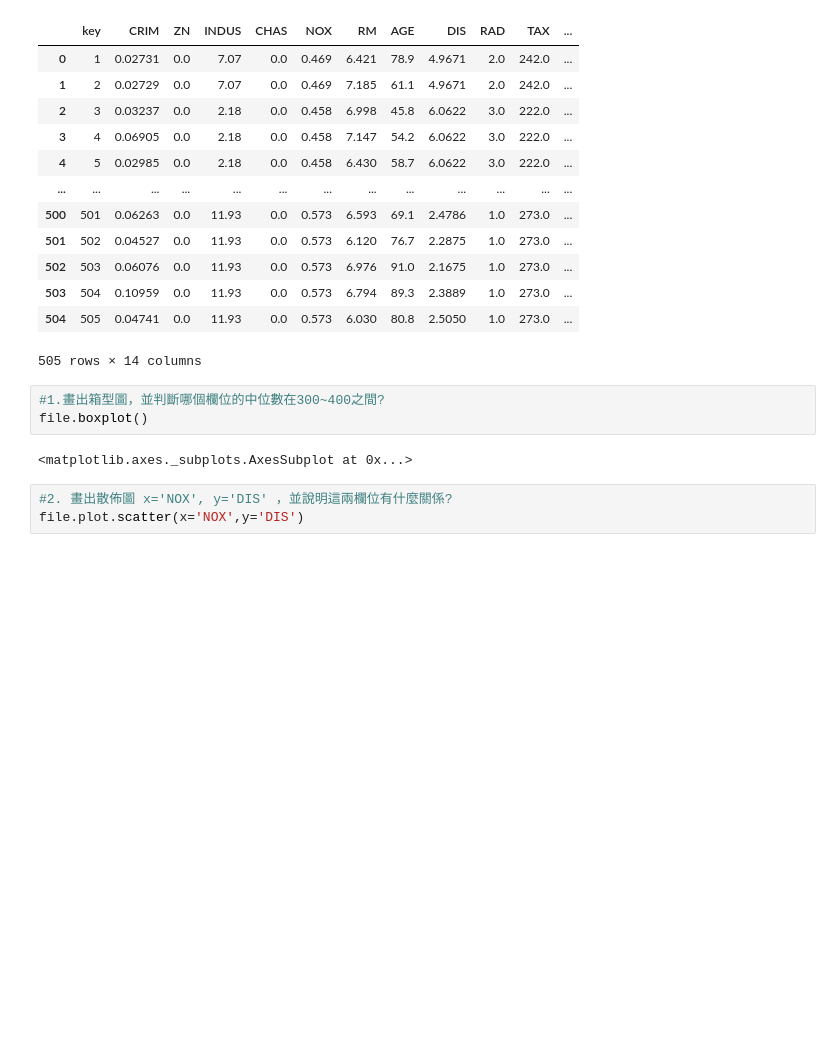
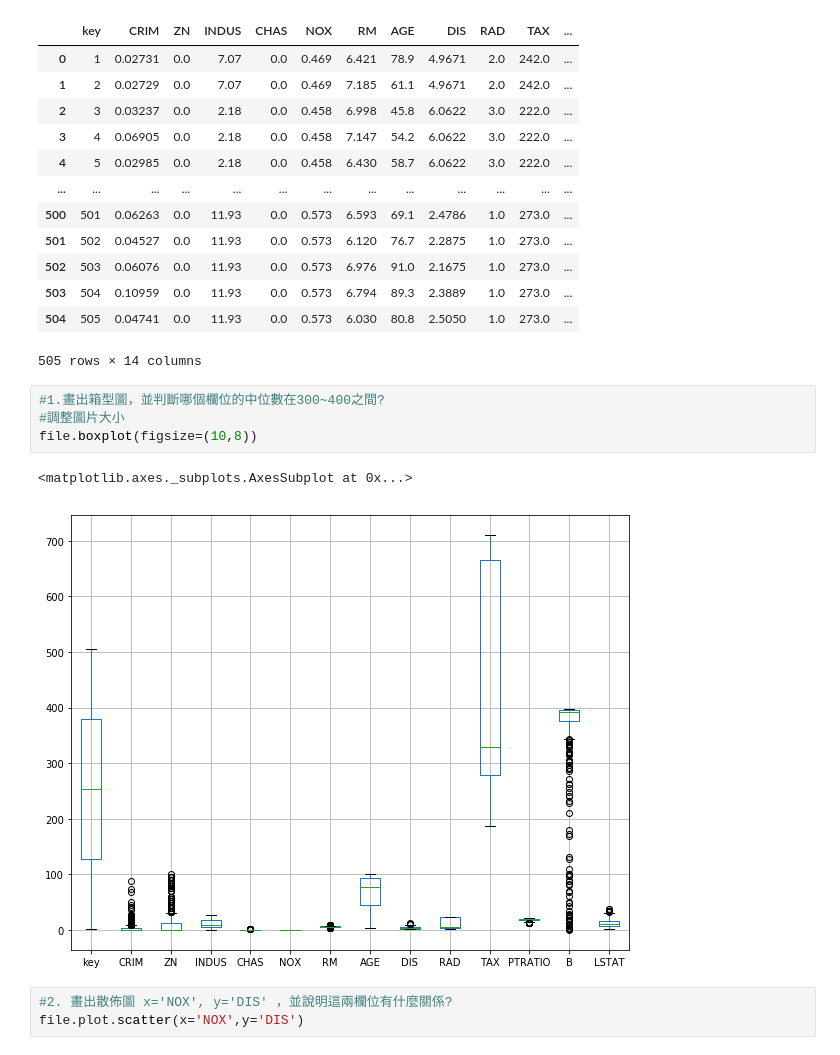
Before and after one commit to tanny1023/ML100-Days, a Jupyter notebook: D12 pandas 常見圖表程式設計_蔡欣恬.ipynb, the cells around one changed output. Drawn from its saved outputs; the diff is of its cells as text; blank space fills up the shorter version.

```diff
--- a/D12 pandas 常見圖表程式設計_蔡欣恬.ipynb
+++ b/D12 pandas 常見圖表程式設計_蔡欣恬.ipynb
@@ -53,9 +53,11 @@ file
 505 rows × 14 columns
 # %%
 #1.畫出箱型圖，並判斷哪個欄位的中位數在300~400之間?
-file.boxplot()
+#調整圖片大小
+file.boxplot(figsize=(10,8))
 # %% [output]
 <matplotlib.axes._subplots.AxesSubplot at 0x...>
+[figure, added]
 # %%
 #2. 畫出散佈圖 x='NOX', y='DIS' ，並說明這兩欄位有什麼關係?
 file.plot.scatter(x='NOX',y='DIS')
```
